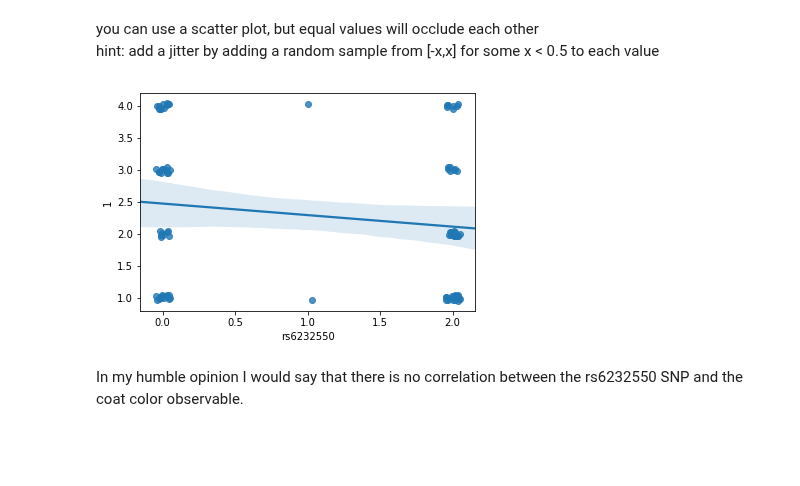
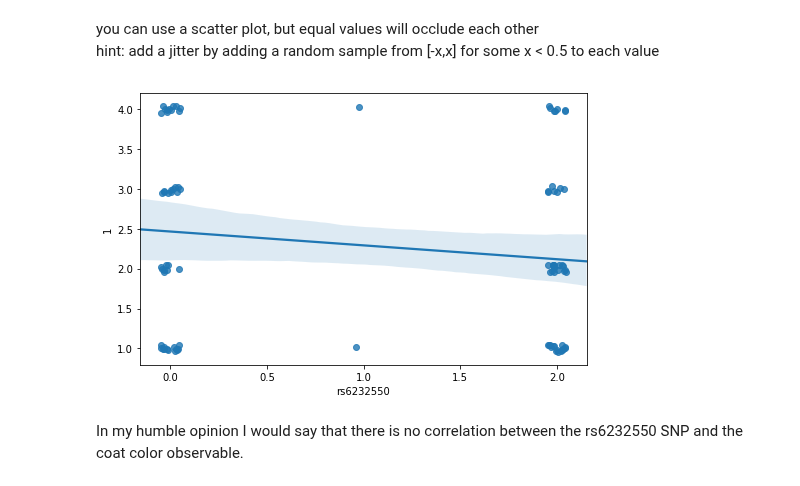
Before and after one commit to TrisKast/DataScience-Bioinformatics, a Jupyter notebook: notebooks/Day34_GWAS.ipynb, the cells around one changed output. Cells and saved outputs as stored; diff of their text form; code cells hidden in the pictures; blank space fills up the shorter version.

```diff
--- a/notebooks/Day34_GWAS.ipynb
+++ b/notebooks/Day34_GWAS.ipynb
@@ -223,9 +227,14 @@ hint: add a jitter by adding a random sample from [-x,x] for some x < 0.5 to eac
 # %%
 df_combined_withnoise = df_combined.applymap(lambda x: x+random.uniform(-0.05,0.05))
 
+plt.figure(figsize=(8,5))
+
+plt.xlabel('Genotype', fontsize=10)
+plt.ylabel('Coat color', fontsize=10)
+
 rplot = sns.regplot(x=df_combined_withnoise['rs6232550'], y=df_combined_withnoise[1])
 # %% [output]
-[figure, old version]
+[figure, new version]
 # %% [markdown]
 In my humble opinion I would say that there is no correlation between the rs6232550 SNP and the coat color observable.
 # %% [markdown]
```
Also changed, not shown: parts of 21 cells of this notebook, 9 other files.
